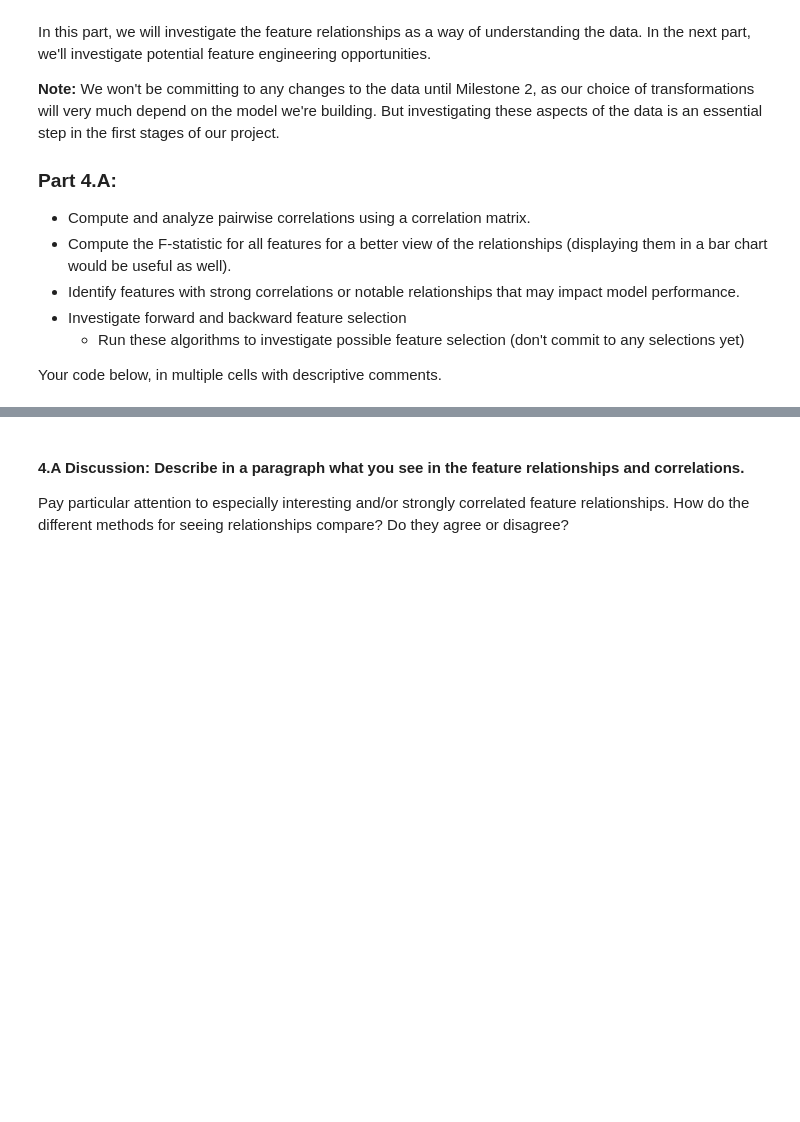
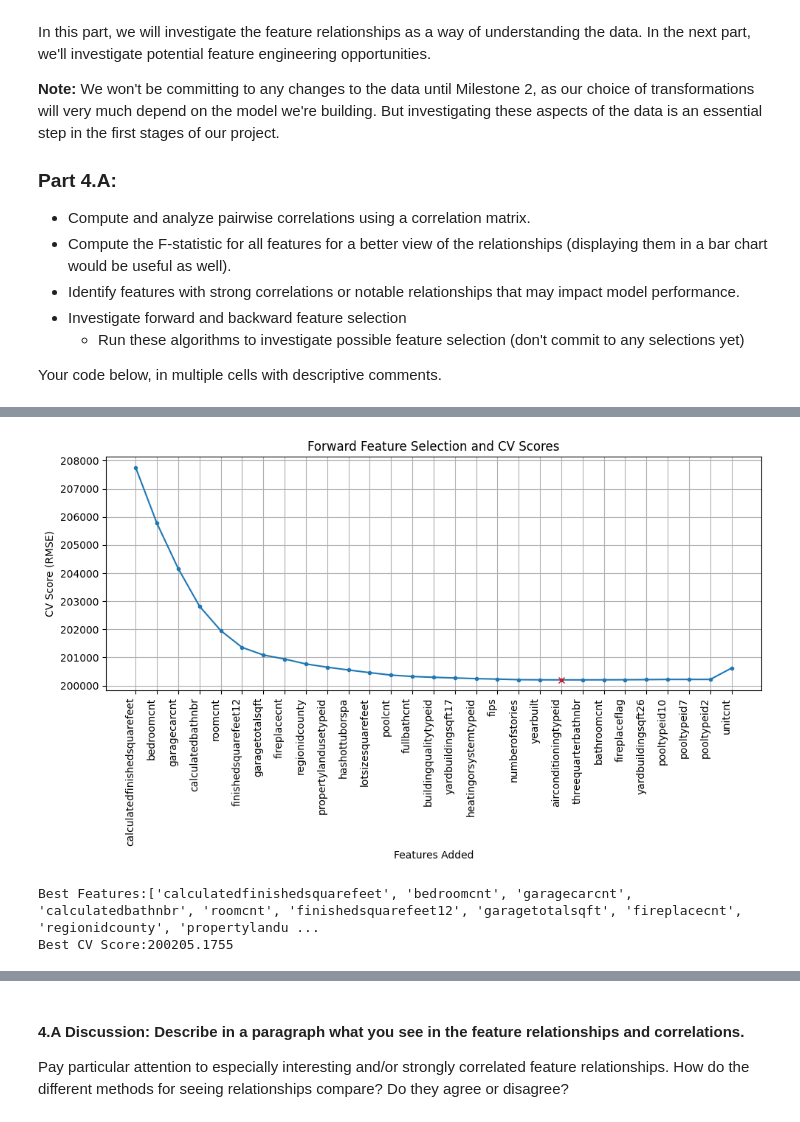
Before and after one commit to LeeMcFarling/Module_3_Milestone_1, a Jupyter notebook: Milestone_01.ipynb, the cells around one changed output, grey strips where cells are left out. Saved outputs shown, nothing was run; the diff lists cells and outputs as text; code cells hidden in the pictures; blank space fills up the shorter version.

```diff
--- a/Milestone_01.ipynb
+++ b/Milestone_01.ipynb
@@ -1333,0 +1461,36 @@ Your code below, in multiple cells with descriptive comments.
+# %%
+X_train, X_test, y_train, y_test = train_test_split(X, y, test_size=0.2, random_state=42)
+# %%
+from sklearn.model_selection   import train_test_split, cross_val_score
+from sklearn.linear_model      import LinearRegression,Ridge,Lasso
+# Run Forward Feature Selection, plot the results, and print out the Best Feature Set and the Best CV Score found.
+
+selected_features, best_scores, best_feature_set, best_score = forward_feature_selection(
+    X_train, y_train, model=LinearRegression()
+)
+# Convert MSE to RMSE
+rmse_scores = [np.sqrt(score) for score in best_scores]
+best_rmse = min(rmse_scores)
+# Plot the results
+
+
+index = np.argmax(np.array(selected_features) == best_feature_set[-1])
+
+plt.figure(figsize=(10, 6))
+plt.plot(range(1, len(rmse_scores) + 1), rmse_scores, marker='.')
+plt.plot([index+1],best_rmse,marker='x',color='red')
+plt.xticks(range(1, len(selected_features) + 1), selected_features, rotation=90, ha='right')
+plt.title('Forward Feature Selection and CV Scores')
+plt.xlabel('Features Added')
+plt.ylabel('CV Score (RMSE)')
+plt.grid()
+plt.tight_layout()
+plt.show()
+
+
+print(f'Best Features:{best_feature_set}')
+print(f'Best CV Score:{best_rmse:.4f}')
+# %% [output]
+[figure, added]
+Best Features:['calculatedfinishedsquarefeet', 'bedroomcnt', 'garagecarcnt', 'calculatedbathnbr', 'roomcnt', 'finishedsquarefeet12', 'garagetotalsqft', 'fireplacecnt', 'regionidcounty', 'propertylandu ...
+Best CV Score:200205.1755
```
Also changed, not shown: parts of 16 cells of this notebook.
